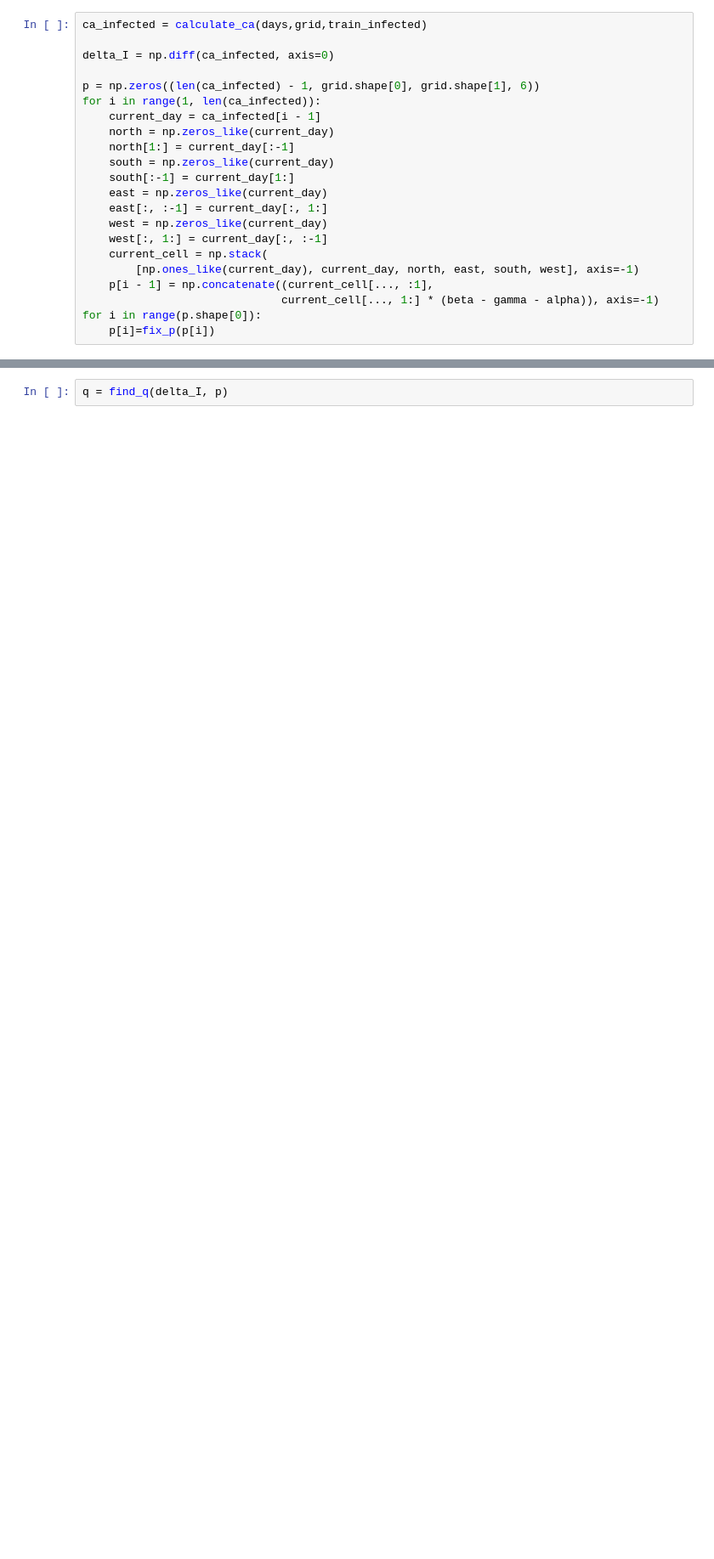
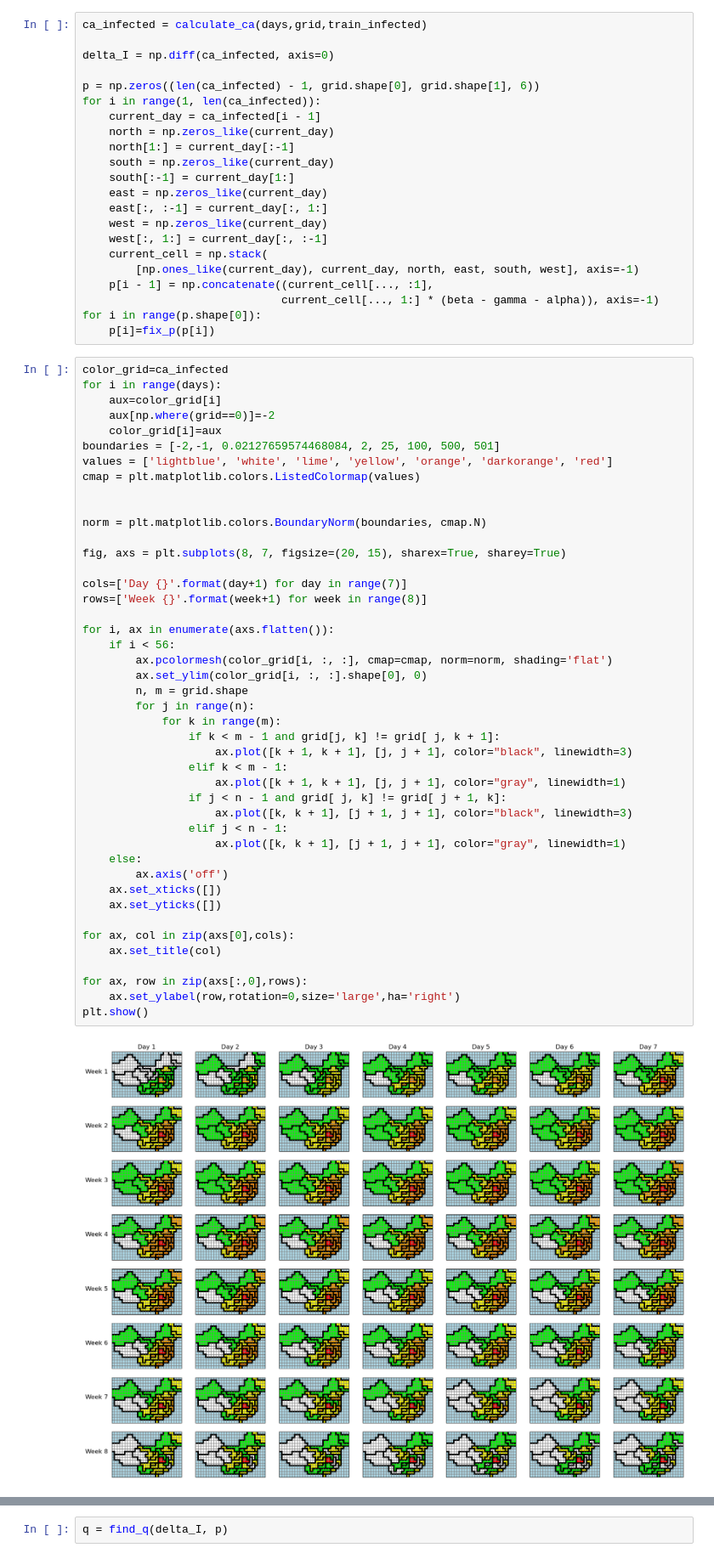
Before and after one commit to IvanRares/Licenta, a Jupyter notebook: Implementare.ipynb, the cells around one changed output, grey strips where cells are left out. Shown: that part at 85% size. Drawn from its saved outputs; the diff is of its cells as text; blank space fills up the shorter version.

```diff
--- a/Implementare.ipynb
+++ b/Implementare.ipynb
@@ -157,6 +158,52 @@ for i in range(1, len(ca_infected)):
                               current_cell[..., 1:] * (beta - gamma - alpha)), axis=-1)
 for i in range(p.shape[0]):
     p[i]=fix_p(p[i])
+# %%
+color_grid=ca_infected
+for i in range(days):
+    aux=color_grid[i]
+    aux[np.where(grid==0)]=-2
+    color_grid[i]=aux
+boundaries = [-2,-1, 0.02127659574468084, 2, 25, 100, 500, 501]
+values = ['lightblue', 'white', 'lime', 'yellow', 'orange', 'darkorange', 'red']
+cmap = plt.matplotlib.colors.ListedColormap(values)
+
+
+norm = plt.matplotlib.colors.BoundaryNorm(boundaries, cmap.N)
+
+fig, axs = plt.subplots(8, 7, figsize=(20, 15), sharex=True, sharey=True)
+
+cols=['Day {}'.format(day+1) for day in range(7)]
+rows=['Week {}'.format(week+1) for week in range(8)]
+
+for i, ax in enumerate(axs.flatten()):
+    if i < 56:
+        ax.pcolormesh(color_grid[i, :, :], cmap=cmap, norm=norm, shading='flat')
+        ax.set_ylim(color_grid[i, :, :].shape[0], 0)
+        n, m = grid.shape
+        for j in range(n):
+            for k in range(m):
+                if k < m - 1 and grid[j, k] != grid[ j, k + 1]:
+                    ax.plot([k + 1, k + 1], [j, j + 1], color="black", linewidth=3)
+                elif k < m - 1:
+                    ax.plot([k + 1, k + 1], [j, j + 1], color="gray", linewidth=1)
+                if j < n - 1 and grid[ j, k] != grid[ j + 1, k]:
+                    ax.plot([k, k + 1], [j + 1, j + 1], color="black", linewidth=3)
+                elif j < n - 1:
+                    ax.plot([k, k + 1], [j + 1, j + 1], color="gray", linewidth=1)
+    else:
+        ax.axis('off')
+    ax.set_xticks([])
+    ax.set_yticks([])
+
+for ax, col in zip(axs[0],cols):
+    ax.set_title(col)
+
+for ax, row in zip(axs[:,0],rows):
+    ax.set_ylabel(row,rotation=0,size='large',ha='right')
+plt.show()
+# %% [output]
+[figure, added]
 # %%
 def predict_i(p, q):
     N, M, _ = p.shape
```
Also changed, not shown: parts of 5 cells of this notebook.
